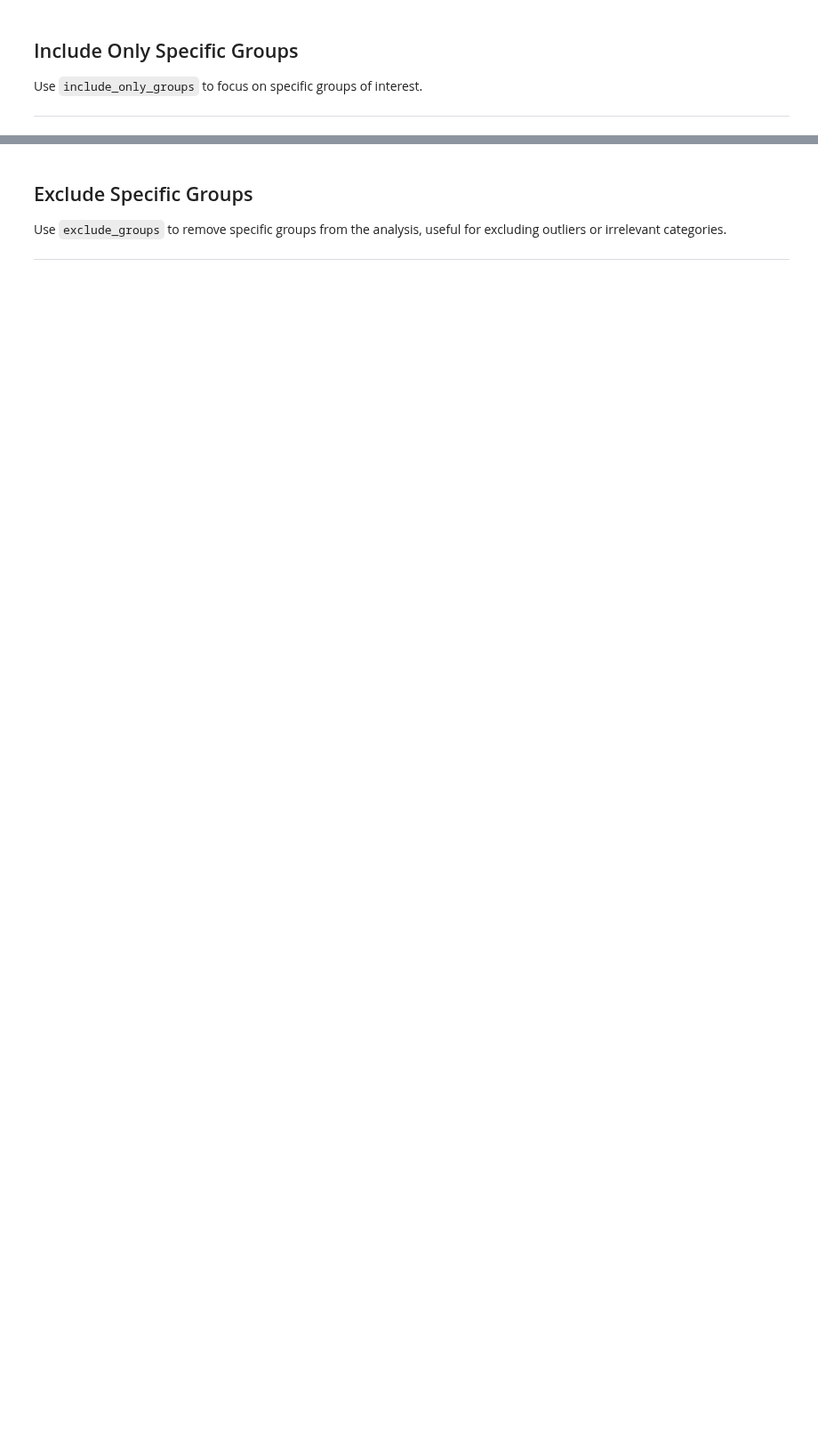
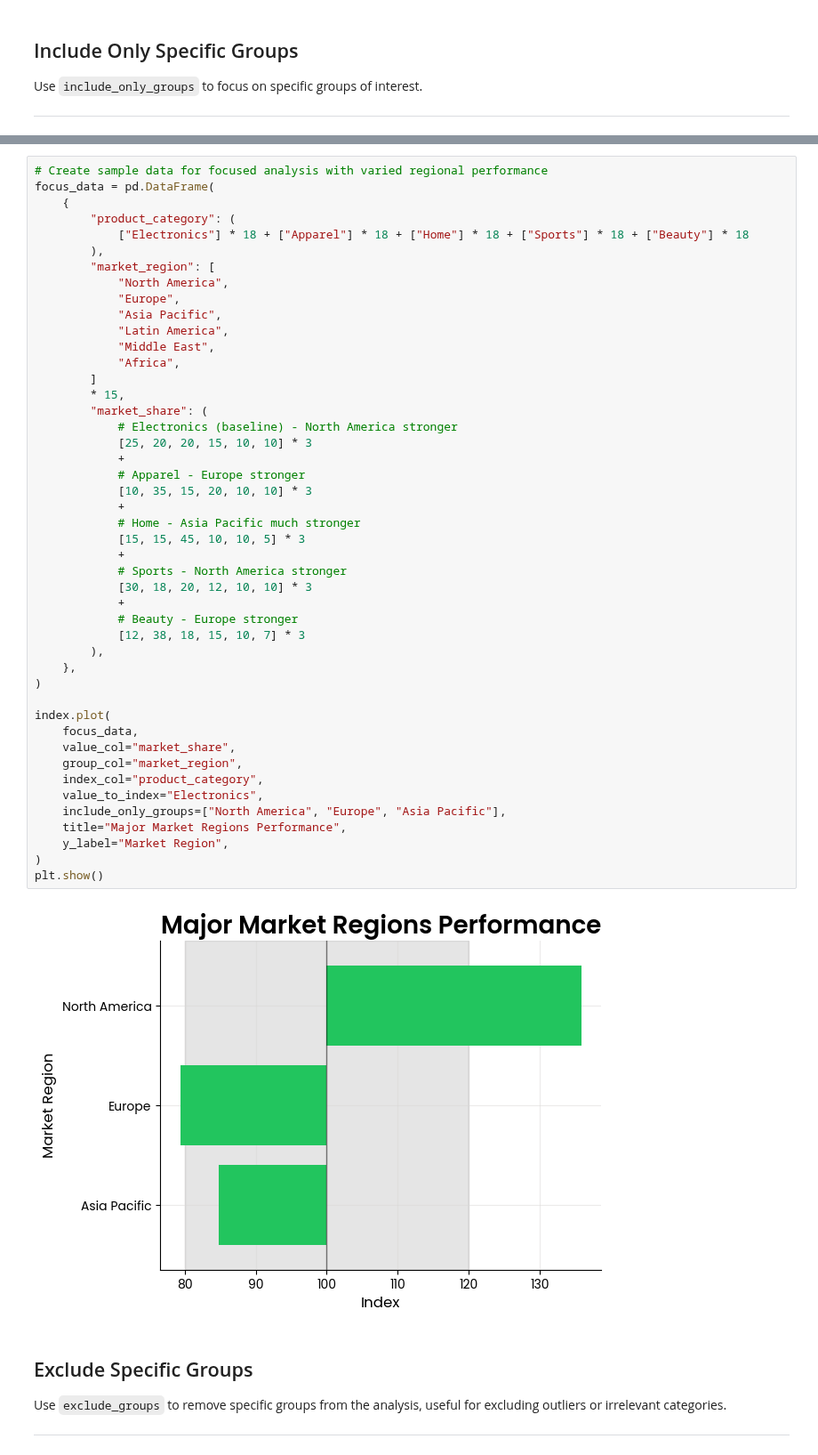
Before and after one commit to Data-Simply/pyretailscience, a Jupyter notebook: docs/gallery/plots/index_plot.ipynb, the cells around one changed output, grey strips where cells are left out. Shown at 89% size. Cells and saved outputs as stored; diff of their text form; blank space fills up the shorter version.

```diff
--- a/docs/gallery/plots/index_plot.ipynb
+++ b/docs/gallery/plots/index_plot.ipynb
@@ -373,3 +298,51 @@ plt.show()
+# %%
+# Create sample data for focused analysis with varied regional performance
+focus_data = pd.DataFrame(
+    {
+        "product_category": (
+            ["Electronics"] * 18 + ["Apparel"] * 18 + ["Home"] * 18 + ["Sports"] * 18 + ["Beauty"] * 18
+        ),
+        "market_region": [
+            "North America",
+            "Europe",
+            "Asia Pacific",
+            "Latin America",
+            "Middle East",
+            "Africa",
+        ]
+        * 15,
+        "market_share": (
+            # Electronics (baseline) - North America stronger
+            [25, 20, 20, 15, 10, 10] * 3
+            +
+            # Apparel - Europe stronger
+            [10, 35, 15, 20, 10, 10] * 3
+            +
+            # Home - Asia Pacific much stronger
+            [15, 15, 45, 10, 10, 5] * 3
+            +
+            # Sports - North America stronger
+            [30, 18, 20, 12, 10, 10] * 3
+            +
+            # Beauty - Europe stronger
+            [12, 38, 18, 15, 10, 7] * 3
+        ),
+    },
+)
+
+index.plot(
+    focus_data,
+    value_col="market_share",
+    group_col="market_region",
+    index_col="product_category",
+    value_to_index="Electronics",
+    include_only_groups=["North America", "Europe", "Asia Pacific"],
+    title="Major Market Regions Performance",
+    y_label="Market Region",
+)
+plt.show()
+# %% [output]
+[figure, added]
 # %% [markdown]
 ## Exclude Specific Groups
 
```
Also changed, not shown: parts of 12 cells of this notebook.
